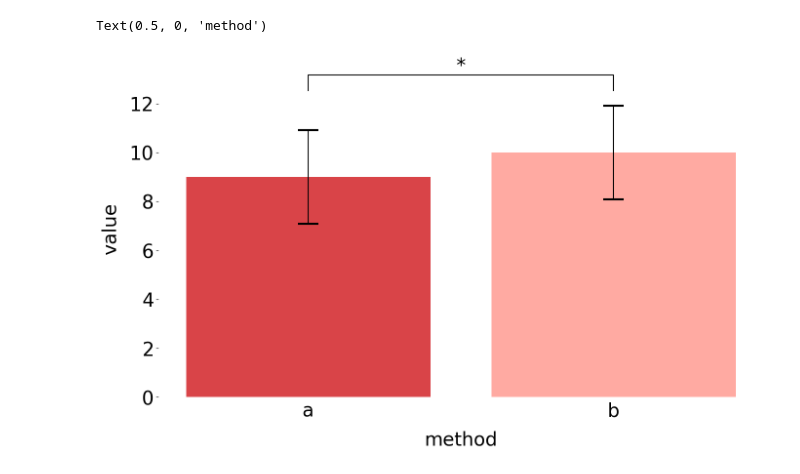
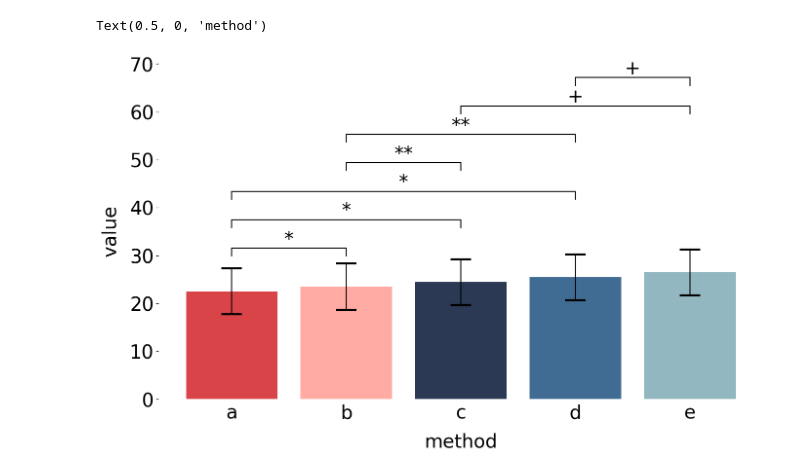
Before and after one commit to takato86/vistats, a Jupyter notebook: examples/barplot_example.ipynb, the cells around one changed output. Drawn from its saved outputs; the diff is of its cells as text; code cells hidden in the pictures.

Commit message:
fixed the margin of a text.

```diff
--- a/examples/barplot_example.ipynb
+++ b/examples/barplot_example.ipynb
@@ -5,10 +5,10 @@ import pandas as pd
 # %%
 from vistats import barplot_annotate_brackets
 # %%
-contents = np.arange(0, 20, 1).reshape((10, 2))
+contents = np.arange(0, 50, 1).reshape((10, 5))
 # %%
 target_data_df = pd.DataFrame(
-    contents, columns=["a", "b"]
+    contents, columns=["a", "b", "c", "d", "e"]
 )
 # if you load csv file
 # target_data_df = pd.read_csv("<input_your_file_name>.csv")
@@ -17,32 +17,37 @@ target_data_df = pd.DataFrame(
 means, sems = target_data_df.mean().values, target_data_df.sem().values
 # %%
 # input your asterisks.
-asterisk_tuples = [(0, 1, "*")]
+asterisk_tuples = [(0, 1, "*"), (0, 2, "*"), (0, 3, "*"), (1, 2, '**'), (3, 4, "+"), (1, 3, '**'), (2, 4, "+")]
+# asterisk_tuples = [(0, 1, "*"), (1, 2, "*")]
 # %%
 # You can use barplot_annotate_brackets like plt.bar, plt.plot, and etc.
 plt.figure(figsize=(16, 9))
 plt.gca().spines['right'].set_visible(False)
 plt.gca().spines['top'].set_visible(False)
 plt.gca().spines['left'].set_visible(False)
 plt.gca().spines['bottom'].set_visible(False)
 plt.tick_params(bottom=False, labelsize=28)
 bars = np.arange(len(target_data_df.columns))
 # plt.grid(axis="y")
 plt.bar(
     bars, means,
     tick_label=target_data_df.columns.tolist(),
     yerr=sems,
     capsize=15.0,
     error_kw={"capthick": 3.0},
     align='center',
     color=["#d94448", "#ffaaa2", "#2b3955", "#406c93", "#92b7c0"]
 )
 
 # run the function after plt.bar
-barplot_annotate_brackets(asterisk_tuples, bars, means.tolist(), yerr=sems.tolist(), offset_basis=0, fs=28)
+barplot_annotate_brackets(
+    asterisk_tuples, bars, means.tolist(),
+    barh=0.05, dh=0.05, text_dh=0.01,
+    yerr=sems.tolist(), fs=28
+)
 
 plt.ylabel("value", labelpad=15, fontsize=28)
 plt.xlabel("method", labelpad=15, fontsize=28)
 # %% [output]
 Text(0.5, 0, 'method')
-[figure, old version]
+[figure, new version]
```
Also changed, not shown: 3 other files.
